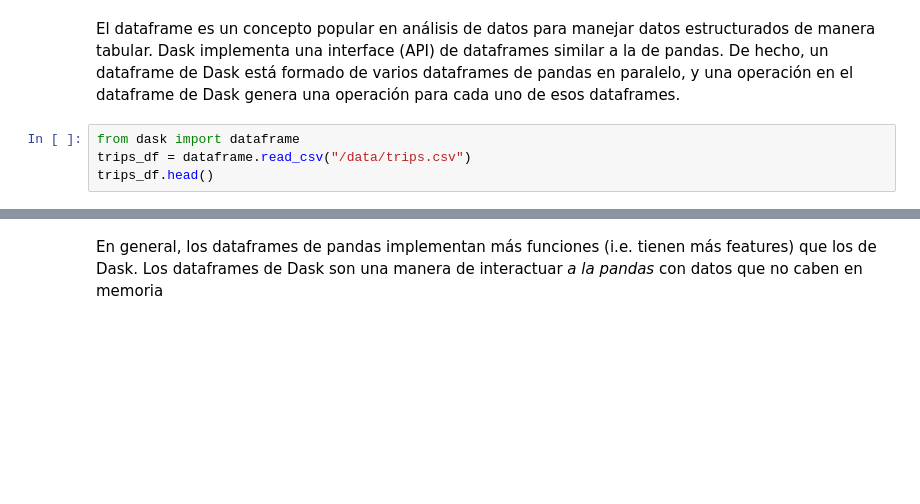
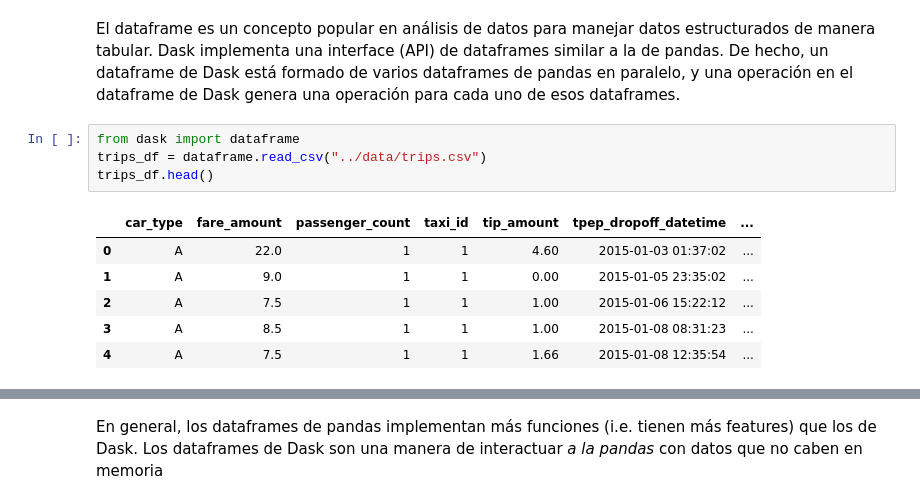
Before and after one commit to arinarmo/dask-intro, a Jupyter notebook: notebooks/dask_intro.ipynb, the cells around one changed output, grey strips where cells are left out. Saved outputs shown, nothing was run; the diff lists cells and outputs as text; blank space fills up the shorter version.

```diff
--- a/notebooks/dask_intro.ipynb
+++ b/notebooks/dask_intro.ipynb
@@ -238,8 +317,15 @@ print(trips.foldby(key=lambda x: x["tip_amount"] > 10, # Si el tip es > 10 o no
 El dataframe es un concepto popular en análisis de datos para manejar datos estructurados de manera tabular. Dask implementa una interface (API) de dataframes similar a la de pandas. De hecho, un dataframe de Dask está formado de varios dataframes de pandas en paralelo, y una operación en el dataframe de Dask genera una operación para cada uno de esos dataframes.
 # %%
 from dask import dataframe
-trips_df = dataframe.read_csv("/data/trips.csv")
+trips_df = dataframe.read_csv("../data/trips.csv")
 trips_df.head()
+# %% [output]
+|  | car_type | fare_amount | passenger_count | taxi_id | tip_amount | tpep_dropoff_datetime | ... |
+| 0 | A | 22.0 | 1 | 1 | 4.60 | 2015-01-03 01:37:02 | ... |
+| 1 | A | 9.0 | 1 | 1 | 0.00 | 2015-01-05 23:35:02 | ... |
+| 2 | A | 7.5 | 1 | 1 | 1.00 | 2015-01-06 15:22:12 | ... |
+| 3 | A | 8.5 | 1 | 1 | 1.00 | 2015-01-08 08:31:23 | ... |
+| 4 | A | 7.5 | 1 | 1 | 1.66 | 2015-01-08 12:35:54 | ... |
 # %%
 # Truco para convertir a datetime...
 trips_df.tpep_pickup_datetime = trips_df.tpep_pickup_datetime.astype('M8[us]')
```
Also changed, not shown: parts of 19 cells of this notebook, 1 other file.
